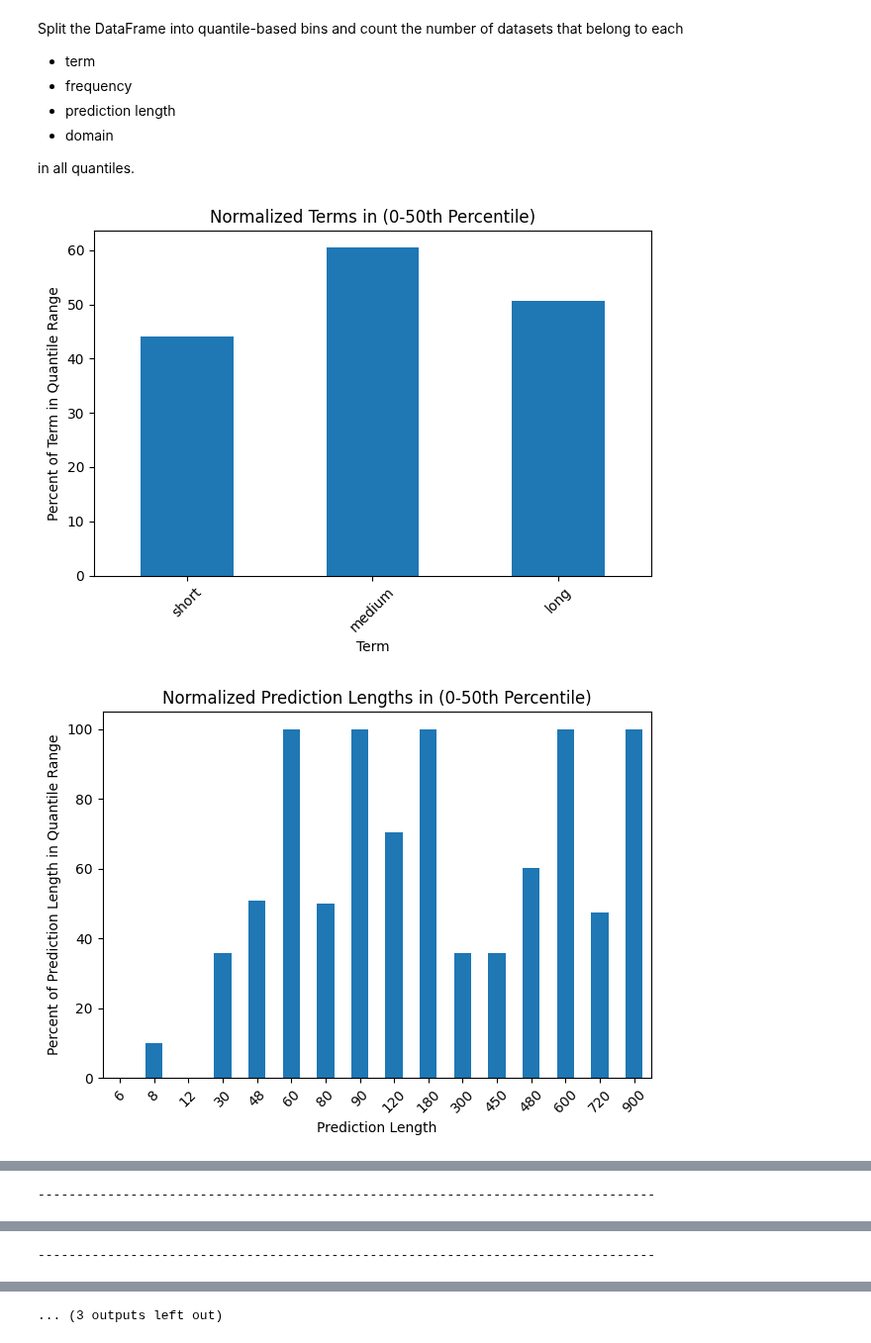
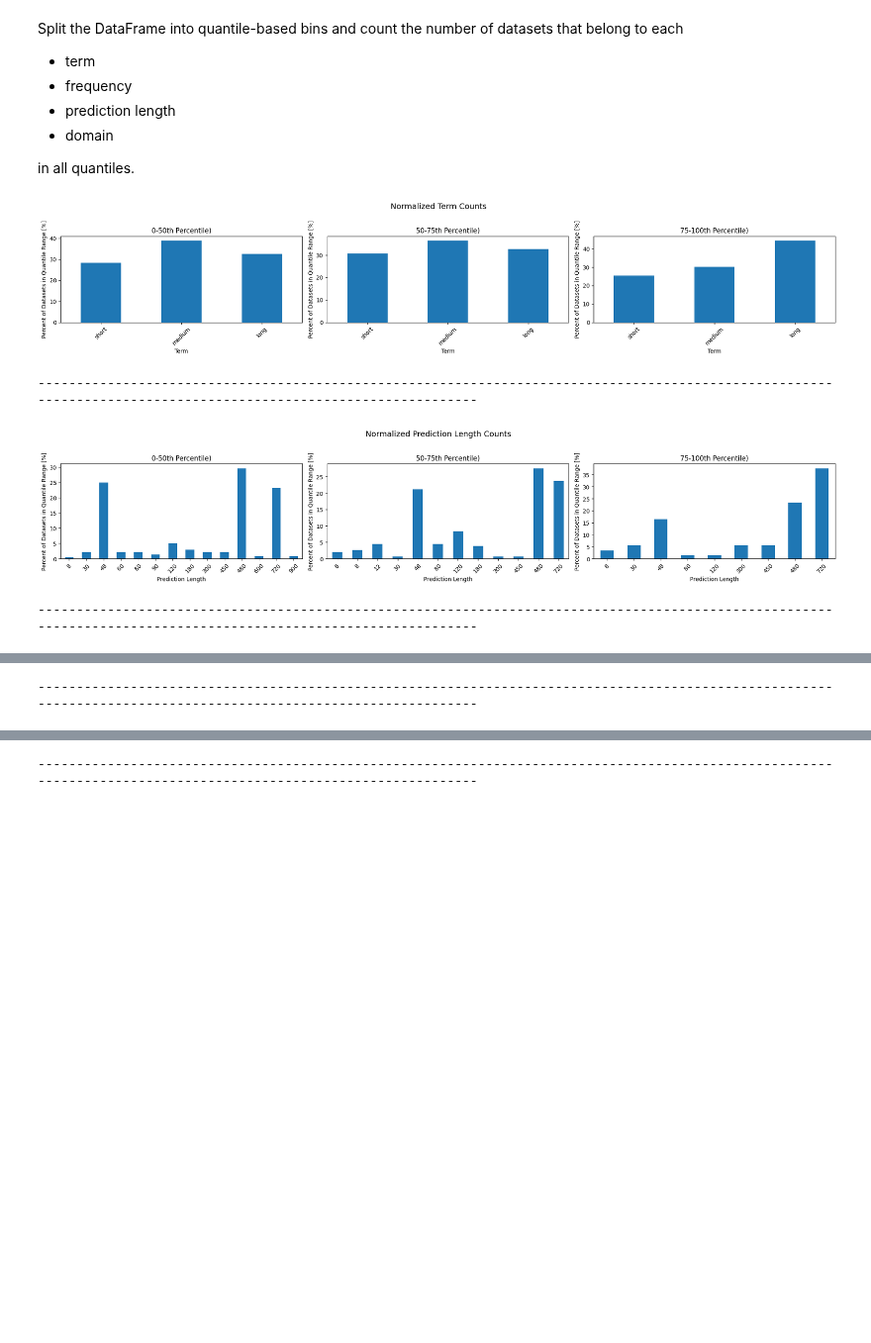
Before and after one commit to mpg05883/gift-eval, a Jupyter notebook: crps_estimation.ipynb, the cells around one changed output, grey strips where cells are left out. Shown at 99% size. Cells and saved outputs as stored; diff of their text form; code cells hidden in the pictures; blank space fills up the shorter version.

Commit message:
Created subplots

```diff
--- a/crps_estimation.ipynb
+++ b/crps_estimation.ipynb
@@ -383,7 +383,7 @@ def filter_by_quantile(df, target_col, q_start, q_end):
     return df[(df[target_col] >= q_lo) & (df[target_col] <= q_hi)]
 
 
-def plot_histogram(df, target_col, value_col, q_start, q_end):
+def plot_histogram(df, target_col, value_col, q_start, q_end, ax):
     """
     Plots a histogram of the number of datasets belonging to each category in
     value_col for rows in the target_col quantile range [q_start, q_end).
@@ -400,11 +400,8 @@ def plot_histogram(df, target_col, value_col, q_start, q_end):
     # Counts in the quantile range
     counts = subset_df[value_col].value_counts().sort_index()
 
-    # Total counts for normalization
-    total_counts = df[value_col].value_counts()
-
-    # Normalize (percent of value_col category in this quantile range)
-    percentages = (counts / total_counts).fillna(0).sort_index() * 100
+    # Normalize: percent of datasets in quantile that belong to each category
+    percentages = (counts / counts.sum()).fillna(0).sort_index() * 100
 
     if value_col == "term":
         custom_order = ["short", "medium", "long"]
@@ -433,56 +430,59 @@ def plot_histogram(df, target_col, value_col, q_start, q_end):
     elif value_col == "domain":
         custom_order = [
             "Econ/Fin",
             "Climate",
             "Energy",
             "Transport",
             "Nature",
             "Healthcare",
         ]
     else:
         custom_order = None
 
     if custom_order is not None:
         ordered_index = [val for val in custom_order if val in percentages.index]
         percentages = percentages.reindex(ordered_index)
 
-    percentages.plot(kind="bar")
+    percentages.plot(kind="bar", ax=ax)
     col_name = value_col.replace("_", " ").title()
-    plt.title(
-        f"Normalized {col_name}s in ({int(q_start*100)}-{int(q_end*100)}th Percentile)"
-    )
-    plt.xlabel(col_name)
-    plt.ylabel(f"Percent of {col_name} in Quantile Range")
-    plt.xticks(rotation=45)
-    plt.tight_layout()
-    plt.show()
+    ax.set_title(f"{int(q_start*100)}-{int(q_end*100)}th Percentile)")
+    ax.set_xlabel(col_name)
+    ax.set_ylabel("Percent of Datasets in Quantile Range [%]")
+    ax.tick_params(axis="x", rotation=45)
 
 
-num_bins = 4
-num_edges = num_bins + 1
-quantile_edges = np.linspace(0, 1, num_edges).tolist()
-quantile_edges = [0, 0.5, 0.8, 1.0]
+quantile_edges = [0, 0.5, 0.75, 1.0]
+num_edges = len(quantile_edges)
+num_bins = num_edges - 1
+columns = ["term", "prediction_length", "freq", "domain"]
 
-for i in range(len(quantile_edges) - 1):
-    # if i == 1:
-    #     continue
+for i, col in enumerate(columns):
+    fig, axes = plt.subplots(
+        1,
+        num_bins,
+        figsize=(5 * num_edges, 4),
+    )
+    fig.suptitle(
+        f"Normalized {col.replace('_', ' ').title()} Counts",
+        fontsize=14,
+    )
 
-    q_start, q_end = quantile_edges[i], quantile_edges[i + 1]
-
-    # if i == 0:
-    #     q_end = 0.5
-
-    columns = ["term", "prediction_length", "freq", "domain"]
-    for col in columns:
+    for j in range(num_bins):
+        q_start, q_end = quantile_edges[j], quantile_edges[j + 1]
         plot_histogram(
             df=df,
             target_col="pred_crps",
             value_col=col,
             q_start=q_start,
             q_end=q_end,
+            ax=axes[j],
         )
 
-    print("-" * 80)
+    plt.tight_layout(rect=[0, 0, 1, 0.95])
+    plt.show()
+    print("-" * 160)
 # %% [output]
-[figure, old version]
+[figure, new version]
+----------------------------------------------------------------------------------------------------------------------------------------------------------------
-[figure, old version]
+[figure, new version]
+----------------------------------------------------------------------------------------------------------------------------------------------------------------
@@ -489,0 +490 @@ for i in range(len(quantile_edges) - 1):
+----------------------------------------------------------------------------------------------------------------------------------------------------------------
@@ -491 +491,0 @@ for i in range(len(quantile_edges) - 1):
---------------------------------------------------------------------------------
@@ -496 +491,0 @@ for i in range(len(quantile_edges) - 1):
---------------------------------------------------------------------------------
@@ -499 +492 @@ for i in range(len(quantile_edges) - 1):
-... (3 outputs left out)
+----------------------------------------------------------------------------------------------------------------------------------------------------------------
```
Also changed, not shown: parts of 1 cell of this notebook.
